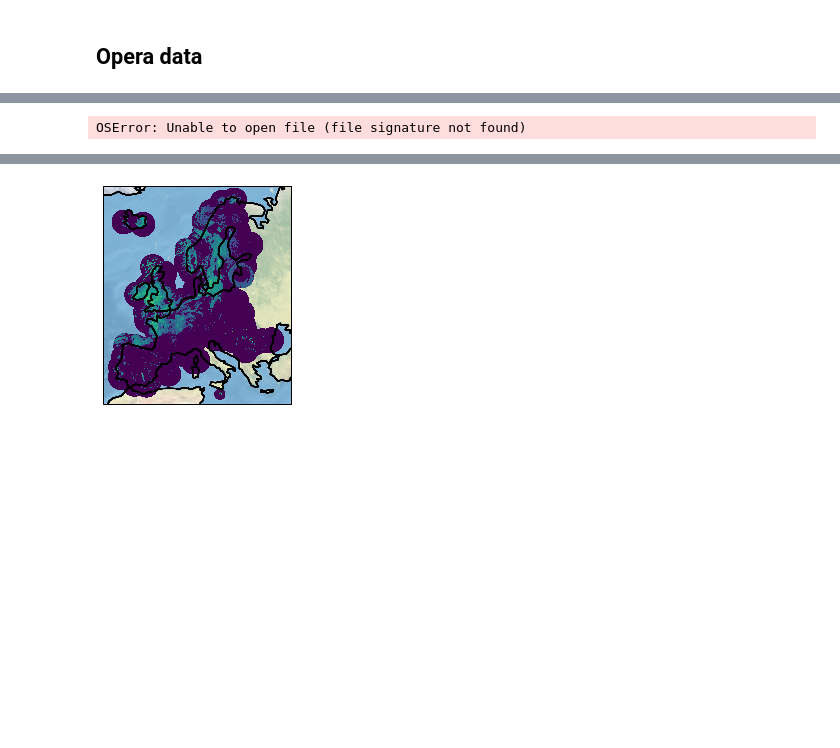
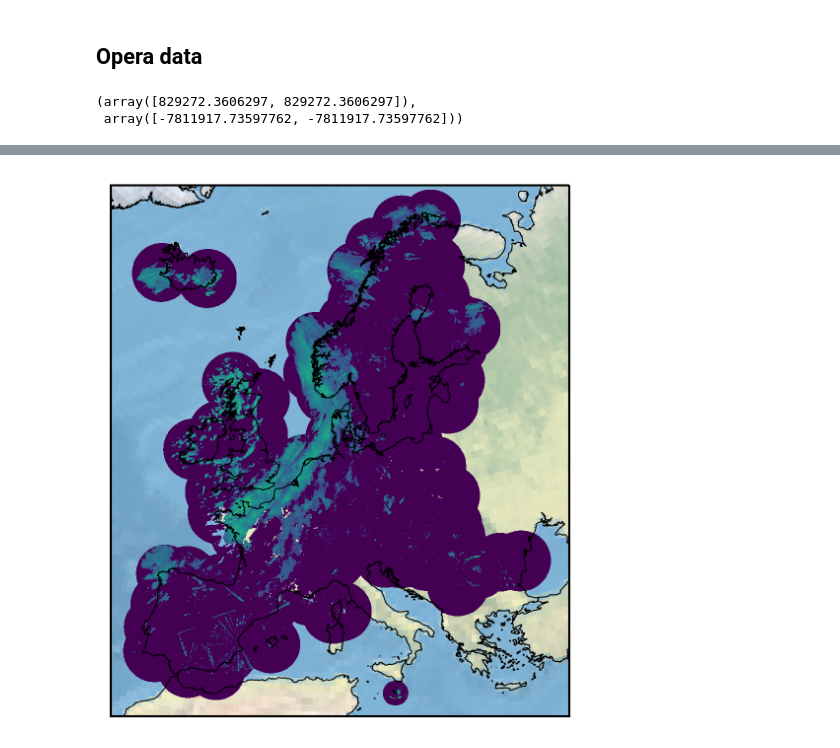
Before and after one commit to simonpf/gpm_article, a Jupyter notebook: notebooks/colocations.ipynb, the cells around one changed output, grey strips where cells are left out. Saved outputs shown, nothing was run; the diff lists cells and outputs as text; code cells hidden in the pictures; blank space fills up the shorter version.

```diff
--- a/notebooks/colocations.ipynb
+++ b/notebooks/colocations.ipynb
@@ -124,6 +155,8 @@ set_cache("../data")
 t = datetime(2020, 1, 14)
 files = OperaRainfall.get_files_by_day(t)
 # %%
+import numpy as np
+import cartopy.crs as ccrs
 pc = ccrs.PlateCarree()
 
 ll = np.array([-10.434, 31.746])
@@ -131,10 +164,21 @@ ul = np.array([-39.535, 67.023])
 lr = np.array([29.421, 31.988])
 ur = np.array([57.81, 67.62])
 
-ll_t = proj_src.transform_point(ll[0], ll[1], pc)
-ul_t = proj_src.transform_point(ul[0], ul[1], pc)
-lr_t = proj_src.transform_point(lr[0], lr[1], pc)
-ur_t = proj_src.transform_point(ur[0], ur[1], pc)
+proj_opera = ccrs.LambertAzimuthalEqualArea(central_longitude=10,
+                                            central_latitude=55,
+                                           false_easting=1950000,
+                                           false_northing=-2100000)
+ll_t = proj_opera.transform_point(ll[0], ll[1], pc)
+ul_t = proj_opera.transform_point(ul[0], ul[1], pc)
+lr_t = proj_opera.transform_point(lr[0], lr[1], pc)
+ur_t = proj_opera.transform_point(ur[0], ur[1], pc)
+# %%
+f.projection(np.ones(2), np.ones(2))
+# %% [output]
+(array([829272.3606297, 829272.3606297]),
+ array([-7811917.73597762, -7811917.73597762]))
+# %%
+f = next(files)
 # %%
 %matplotlib inline
 import matplotlib.pyplot as plt
@@ -145,8 +189,9 @@ from matplotlib.colors import LogNorm
 for i,f in enumerate(files):
     f = next(files)
     i = i + 1
-    ax = plt.axes(projection=proj_src)
-    ax.set_extent([ll_t[0], ur_t[0], ll_t[1], ur_t[1]], crs = proj_src)
+    plt.figure(figsize = (4, 8), dpi= 300)
+    ax = plt.axes(projection=proj_opera)
+    ax.set_extent([ll_t[0], ur_t[0], ll_t[1], ur_t[1]], crs = proj_opera)
 
     # put a background image on for nice sea rendering.
     ax.stock_img()
@@ -155,19 +200,16 @@ for i,f in enumerate(files):
     states_provinces = cfeature.NaturalEarthFeature(
         category='cultural',
         name='admin_1_states_provinces_lines',
-        scale='50m',
+        scale='10m',
         facecolor='none')
 
     source = 'natural earth'
     license = 'public domain'
 
-    xx = np.linspace(ll_t[0], ur_t[0], 1900)
-    yy = np.linspace(ur_t[1], ll_t[1], 2200)
+    xx = f.x
+    yy = f.y
 
-    ax.add_feature(cfeature.LAND)
-    ax.add_feature(cfeature.COASTLINE)
-    ax.add_feature(states_provinces, edgecolor='gray')
-    ax.scatter(lons, lats, s = 0.1)
+    ax.coastlines(resolution="10m", linewidth=0.5)
 
     data = np.maximum(np.copy(f.data), 1e-3)
     data[np.logical_not(f.mask)] = np.nan
@@ -175,4 +217,5 @@ for i,f in enumerate(files):
     # add a text annotation for the license information to the
     # the bottom right corner.
     plt.savefig("opera_{}.png".format(str(i).zfill(2)))
+    break
 # %% [output]
@@ -190 +221,0 @@ https://geoservices.meteofrance.fr/services/odyssey?product=RAINFALL_RATE&time=2
-OSError: Unable to open file (file signature not found)
@@ -192 +222 @@ https://geoservices.meteofrance.fr/services/odyssey?product=RAINFALL_RATE&time=2
-[figure, old version]
+[figure, new version]
```
Also changed, not shown: parts of 12 cells of this notebook, 4 other files.
